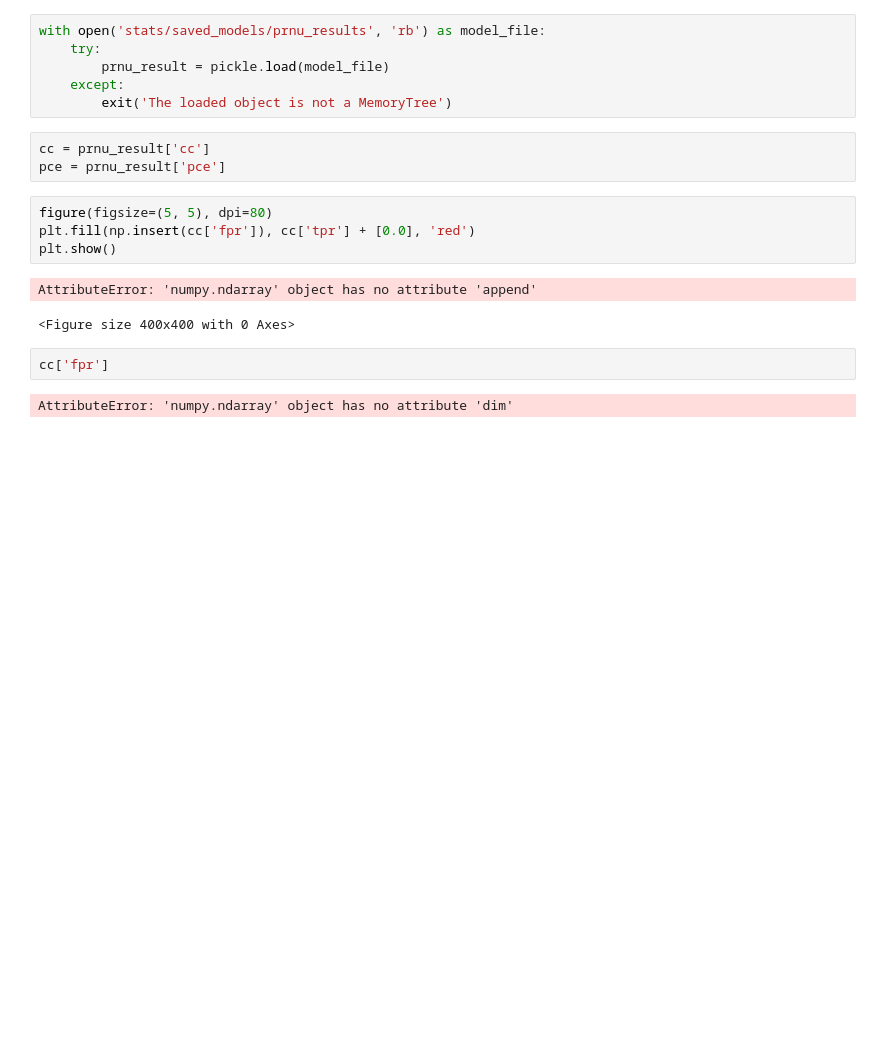
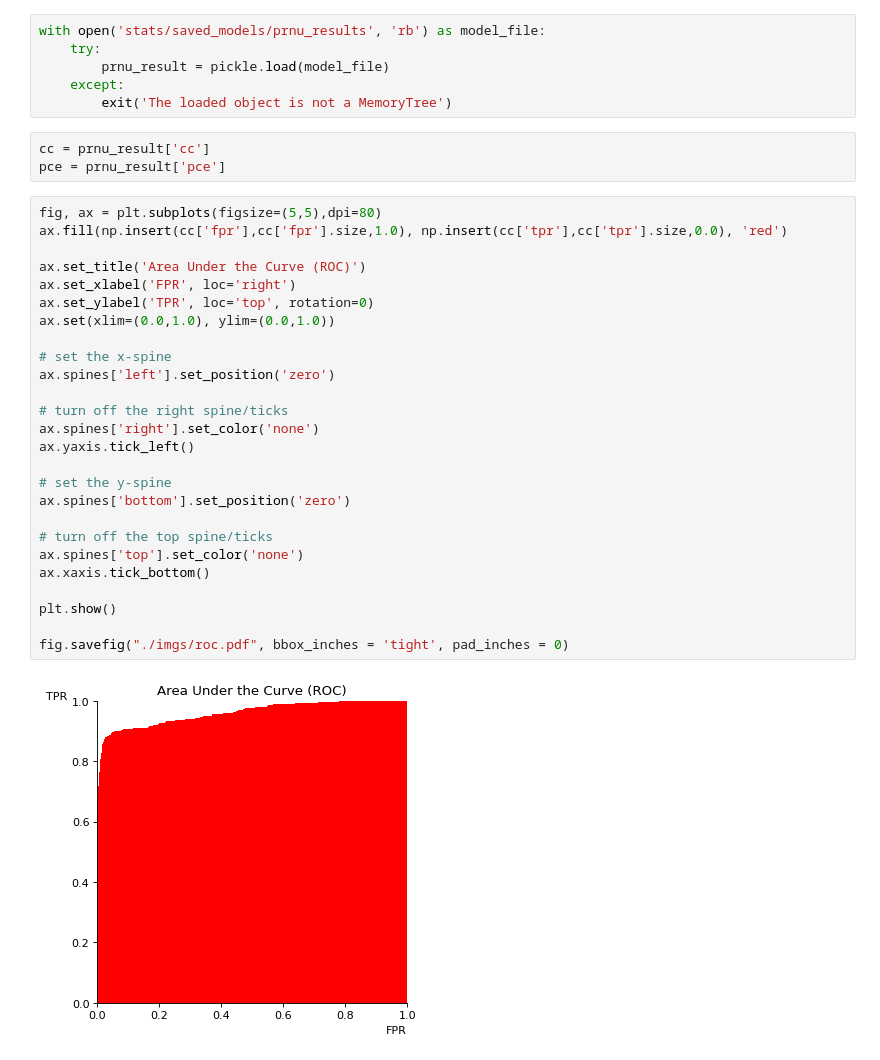
Before and after one commit to samuelebortolotti/neural-prnu-extractor, a Jupyter notebook: presentation/plots.ipynb, the cells around one changed output. Cells and saved outputs as stored; diff of their text form; blank space fills up the shorter version.

```diff
--- a/presentation/plots.ipynb
+++ b/presentation/plots.ipynb
@@ -47,13 +50,30 @@ with open('stats/saved_models/prnu_results', 'rb') as model_file:
 cc = prnu_result['cc']
 pce = prnu_result['pce']
 # %%
-figure(figsize=(5, 5), dpi=80)
-plt.fill(np.insert(cc['fpr']), cc['tpr'] + [0.0], 'red')
+fig, ax = plt.subplots(figsize=(5,5),dpi=80)
+ax.fill(np.insert(cc['fpr'],cc['fpr'].size,1.0), np.insert(cc['tpr'],cc['tpr'].size,0.0), 'red')
+
+ax.set_title('Area Under the Curve (ROC)')
+ax.set_xlabel('FPR', loc='right')
+ax.set_ylabel('TPR', loc='top', rotation=0)
+ax.set(xlim=(0.0,1.0), ylim=(0.0,1.0))
+
+# set the x-spine
+ax.spines['left'].set_position('zero')
+
+# turn off the right spine/ticks
+ax.spines['right'].set_color('none')
+ax.yaxis.tick_left()
+
+# set the y-spine
+ax.spines['bottom'].set_position('zero')
+
+# turn off the top spine/ticks
+ax.spines['top'].set_color('none')
+ax.xaxis.tick_bottom()
+
 plt.show()
+
+fig.savefig("./imgs/roc.pdf", bbox_inches = 'tight', pad_inches = 0)
 # %% [output]
-AttributeError: 'numpy.ndarray' object has no attribute 'append'
-<Figure size 400x400 with 0 Axes>
+[figure, added]
-# %%
-cc['fpr']
-# %% [output]
-AttributeError: 'numpy.ndarray' object has no attribute 'dim'
```
Also changed, not shown: parts of 3 cells of this notebook, 3 other files.
